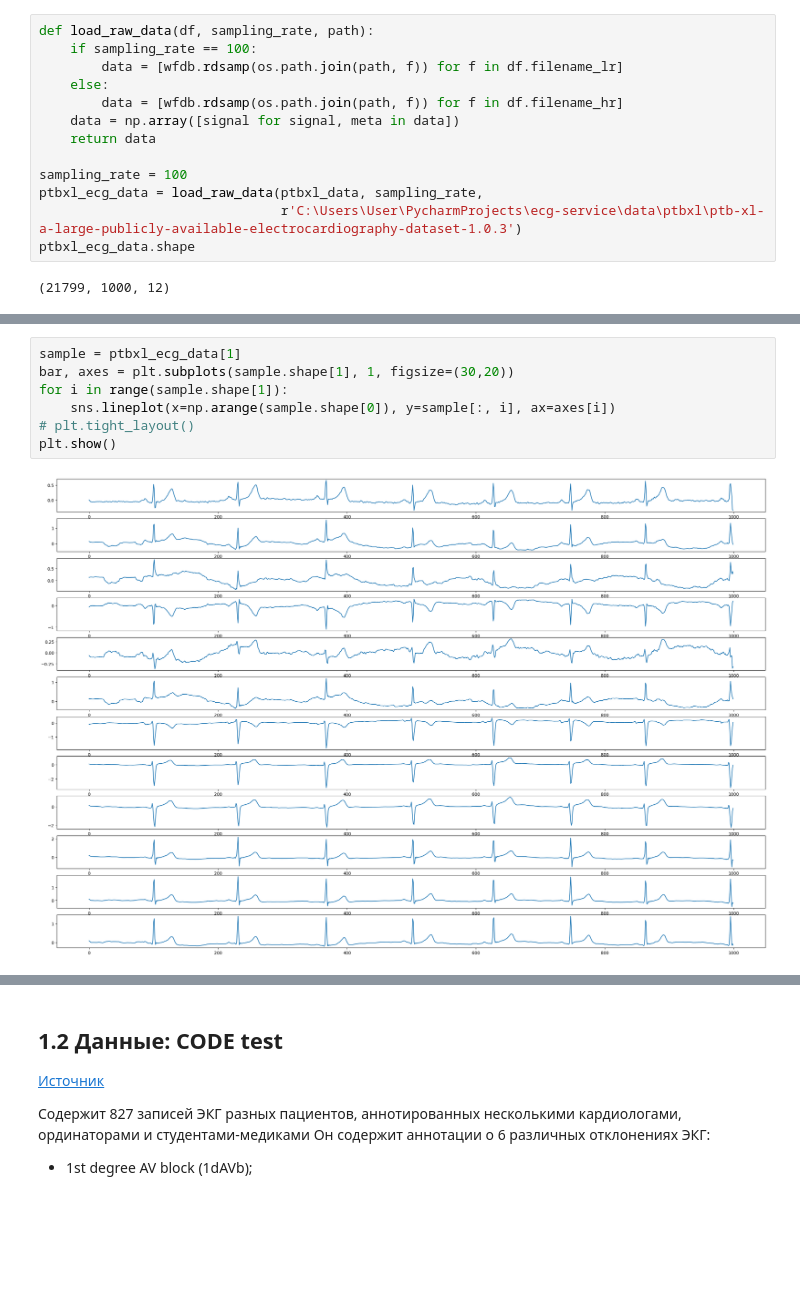
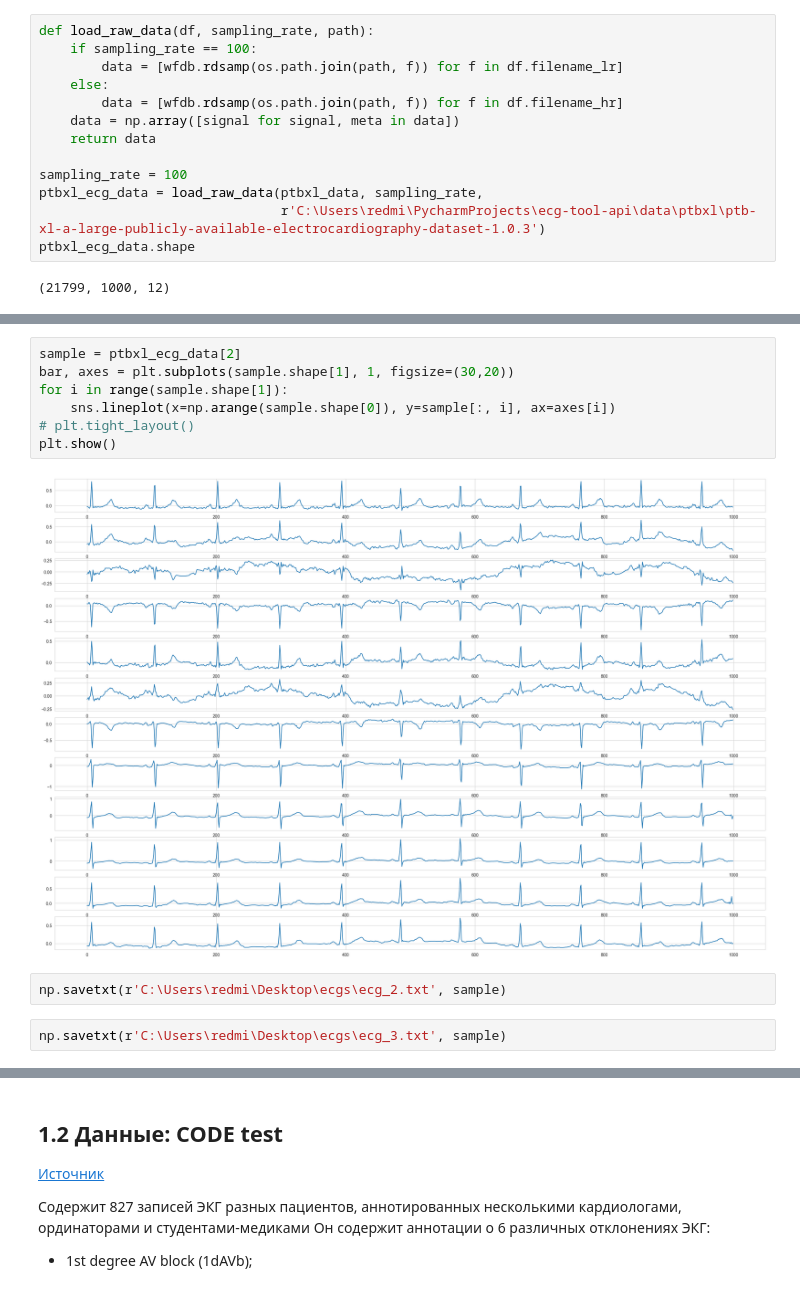
Before and after one commit to spark71/ecg-service, a Jupyter notebook: eda/data_eda.ipynb, the cells around one changed output, grey strips where cells are left out. Cells and saved outputs as stored; diff of their text form; blank space fills up the shorter version.

```diff
--- a/eda/data_eda.ipynb
+++ b/eda/data_eda.ipynb
@@ -261,7 +261,7 @@ def load_raw_data(df, sampling_rate, path):
 
 sampling_rate = 100
 ptbxl_ecg_data = load_raw_data(ptbxl_data, sampling_rate,
-                               r'C:\Users\User\PycharmProjects\ecg-service\data\ptbxl\ptb-xl-a-large-publicly-available-electrocardiography-dataset-1.0.3')
+                               r'C:\Users\redmi\PycharmProjects\ecg-tool-api\data\ptbxl\ptb-xl-a-large-publicly-available-electrocardiography-dataset-1.0.3')
 ptbxl_ecg_data.shape
 # %% [output]
 (21799, 1000, 12)
@@ -286,14 +286,18 @@ array([[[-1.190e-01, -5.500e-02,  6.400e-02, ..., -2.600e-02,
         [ 1.660e-01, -7.000e-03, -1.730e-01, ...,  1.060e-01,
           4.700e-02, -1.030e-01]]])
 # %%
-sample = ptbxl_ecg_data[1]
+sample = ptbxl_ecg_data[2]
 bar, axes = plt.subplots(sample.shape[1], 1, figsize=(30,20))
 for i in range(sample.shape[1]):
     sns.lineplot(x=np.arange(sample.shape[0]), y=sample[:, i], ax=axes[i])
 # plt.tight_layout()
 plt.show()
 # %% [output]
-[figure, old version]
+[figure, new version]
+# %%
+np.savetxt(r'C:\Users\redmi\Desktop\ecgs\ecg_2.txt', sample)
+# %%
+np.savetxt(r'C:\Users\redmi\Desktop\ecgs\ecg_3.txt', sample)
 # %%
 import missingno as msno
 
```
Also changed, not shown: parts of 26 cells of this notebook, 7 other files.
